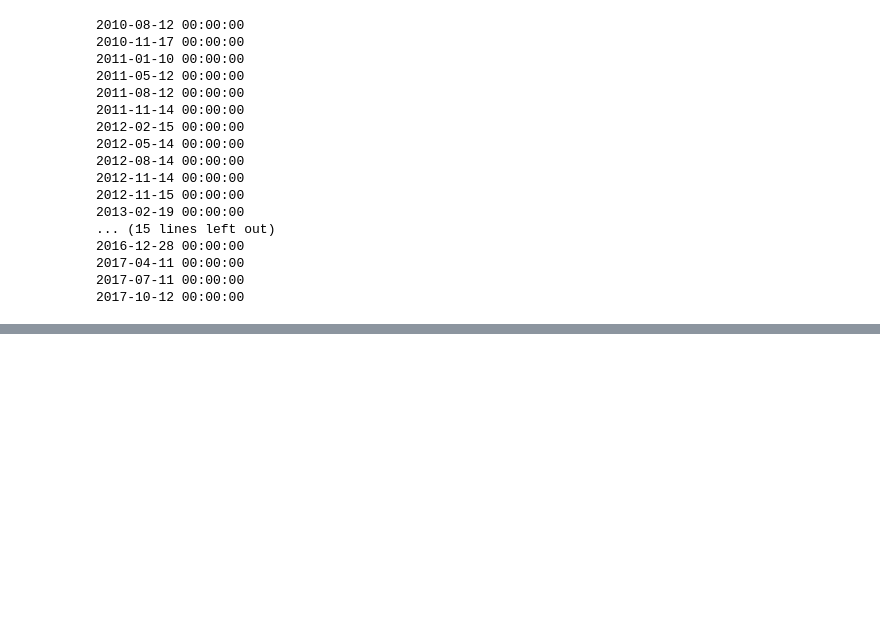
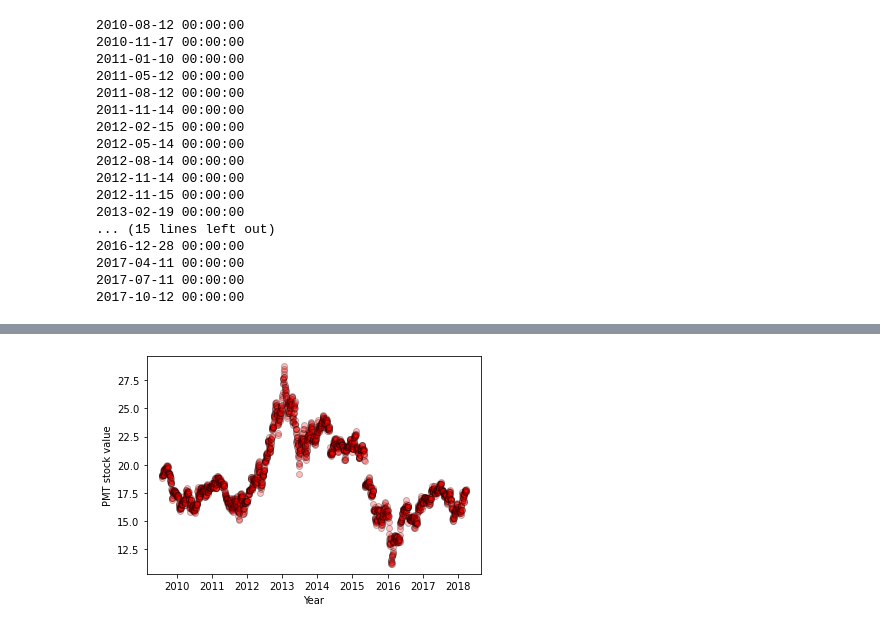
Before and after one commit to Phil-Mart/project-one, a Jupyter notebook: Data_analysis&Vis.ipynb, the cells around one changed output, grey strips where cells are left out. Drawn from its saved outputs; the diff is of its cells as text; code cells hidden in the pictures; blank space fills up the shorter version.

Commit message:
added graph to data

```diff
--- a/Data_analysis&Vis.ipynb
+++ b/Data_analysis&Vis.ipynb
@@ -125,0 +159,13 @@ dividend_total_O
+# %%
+pmt_x_values = pmt_df['Date']
+pmt_y_values = pmt_df['Close']
+
+
+scatter_plot = plt.scatter(pmt_x_values, pmt_y_values, marker="o", facecolors="red", edgecolors="black",
+             alpha=0.25)
+
+plt.xlabel('Year')
+plt.ylabel('PMT stock value')
+plt.show()
+# %% [output]
+[figure, added]
```
Also changed, not shown: parts of 8 cells of this notebook.
